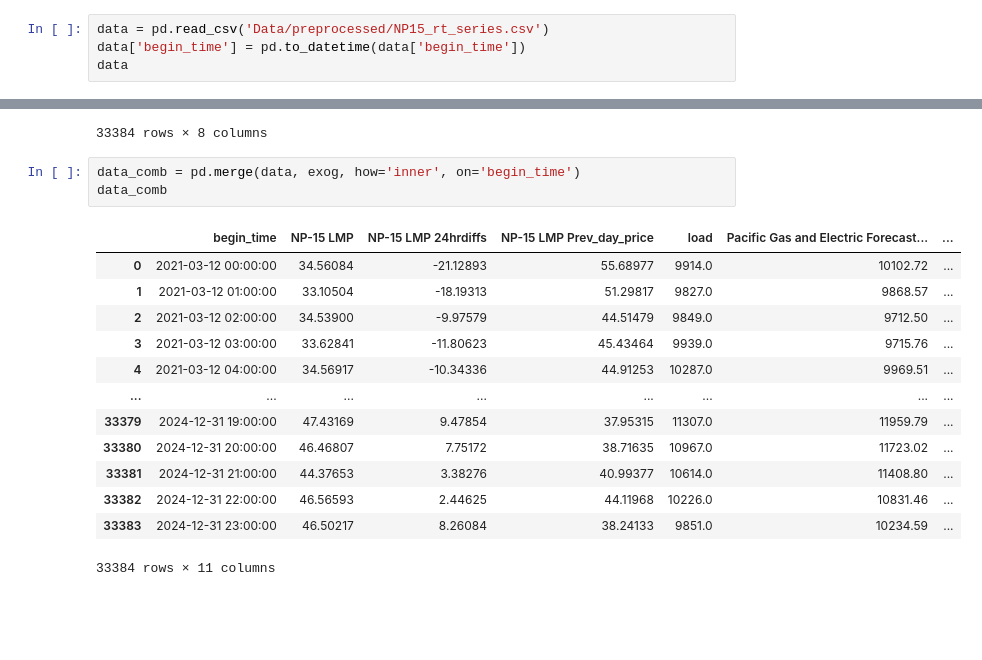
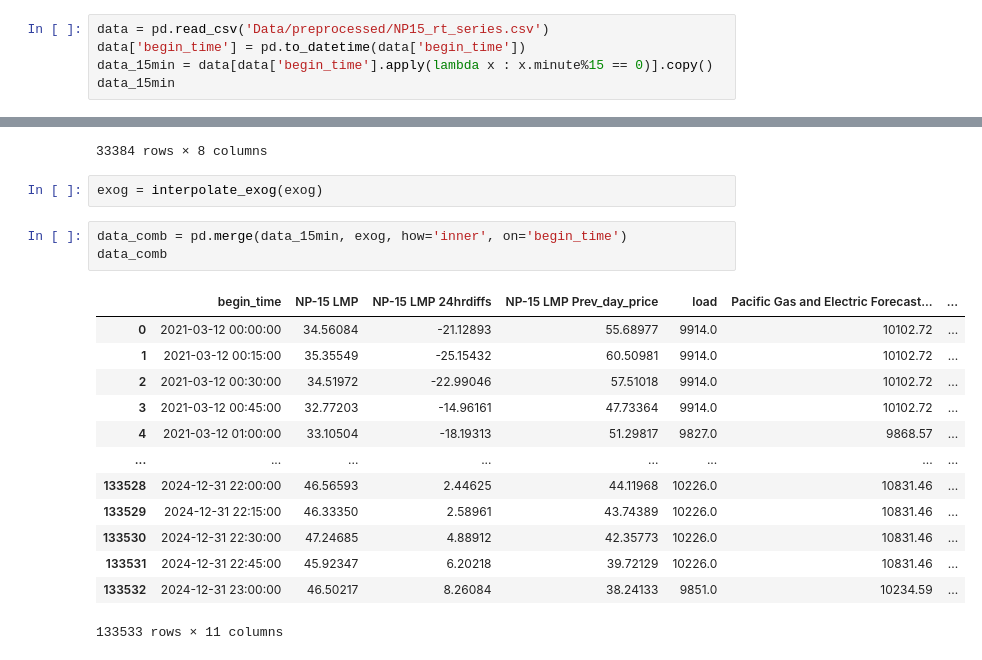
Before and after one commit to shabarishch/PowerPrices, a Jupyter notebook: modeling_exog.ipynb, the cells around one changed output, grey strips where cells are left out. Drawn from its saved outputs; the diff is of its cells as text; blank space fills up the shorter version.

```diff
--- a/modeling_exog.ipynb
+++ b/modeling_exog.ipynb
@@ -12,7 +16,8 @@ import statistics
 # %%
 data = pd.read_csv('Data/preprocessed/NP15_rt_series.csv')
 data['begin_time'] = pd.to_datetime(data['begin_time'])
-data
+data_15min = data[data['begin_time'].apply(lambda x : x.minute%15 == 0)].copy()
+data_15min
 # %% [output]
 |  | begin_time | NP-15 LMP | NP-15 LMP 24hrdiffs | NP-15 LMP Prev_day_price |
 | 0 | 2021-01-01 00:00:00 | 30.76070 | NaN | NaN |
@@ -45,20 +67,22 @@ exog
 | 33382 | 2024-12-31 22:00:00 | 10226.0 | 10831.46 | 0.0 | 77.46 | -6.26466 | ... |
 | 33383 | 2024-12-31 23:00:00 | 9851.0 | 10234.59 | 0.0 | 88.81 | -6.57764 | ... |
 33384 rows × 8 columns
+# %%
+exog = interpolate_exog(exog)
 # %%
-data_comb = pd.merge(data, exog, how='inner', on='begin_time')
+data_comb = pd.merge(data_15min, exog, how='inner', on='begin_time')
 data_comb
 # %% [output]
 |  | begin_time | NP-15 LMP | NP-15 LMP 24hrdiffs | NP-15 LMP Prev_day_price | load | Pacific Gas and Electric Forecast... | ... |
 | 0 | 2021-03-12 00:00:00 | 34.56084 | -21.12893 | 55.68977 | 9914.0 | 10102.72 | ... |
-| 1 | 2021-03-12 01:00:00 | 33.10504 | -18.19313 | 51.29817 | 9827.0 | 9868.57 | ... |
-| 2 | 2021-03-12 02:00:00 | 34.53900 | -9.97579 | 44.51479 | 9849.0 | 9712.50 | ... |
-| 3 | 2021-03-12 03:00:00 | 33.62841 | -11.80623 | 45.43464 | 9939.0 | 9715.76 | ... |
-| 4 | 2021-03-12 04:00:00 | 34.56917 | -10.34336 | 44.91253 | 10287.0 | 9969.51 | ... |
+| 1 | 2021-03-12 00:15:00 | 35.35549 | -25.15432 | 60.50981 | 9914.0 | 10102.72 | ... |
+| 2 | 2021-03-12 00:30:00 | 34.51972 | -22.99046 | 57.51018 | 9914.0 | 10102.72 | ... |
+| 3 | 2021-03-12 00:45:00 | 32.77203 | -14.96161 | 47.73364 | 9914.0 | 10102.72 | ... |
+| 4 | 2021-03-12 01:00:00 | 33.10504 | -18.19313 | 51.29817 | 9827.0 | 9868.57 | ... |
 | ... | ... | ... | ... | ... | ... | ... | ... |
-| 33379 | 2024-12-31 19:00:00 | 47.43169 | 9.47854 | 37.95315 | 11307.0 | 11959.79 | ... |
-| 33380 | 2024-12-31 20:00:00 | 46.46807 | 7.75172 | 38.71635 | 10967.0 | 11723.02 | ... |
-| 33381 | 2024-12-31 21:00:00 | 44.37653 | 3.38276 | 40.99377 | 10614.0 | 11408.80 | ... |
-| 33382 | 2024-12-31 22:00:00 | 46.56593 | 2.44625 | 44.11968 | 10226.0 | 10831.46 | ... |
-| 33383 | 2024-12-31 23:00:00 | 46.50217 | 8.26084 | 38.24133 | 9851.0 | 10234.59 | ... |
+| 133528 | 2024-12-31 22:00:00 | 46.56593 | 2.44625 | 44.11968 | 10226.0 | 10831.46 | ... |
+| 133529 | 2024-12-31 22:15:00 | 46.33350 | 2.58961 | 43.74389 | 10226.0 | 10831.46 | ... |
+| 133530 | 2024-12-31 22:30:00 | 47.24685 | 4.88912 | 42.35773 | 10226.0 | 10831.46 | ... |
+| 133531 | 2024-12-31 22:45:00 | 45.92347 | 6.20218 | 39.72129 | 10226.0 | 10831.46 | ... |
+| 133532 | 2024-12-31 23:00:00 | 46.50217 | 8.26084 | 38.24133 | 9851.0 | 10234.59 | ... |
-33384 rows × 11 columns
+133533 rows × 11 columns
```
Also changed, not shown: parts of 8 cells of this notebook, 3 other files.
